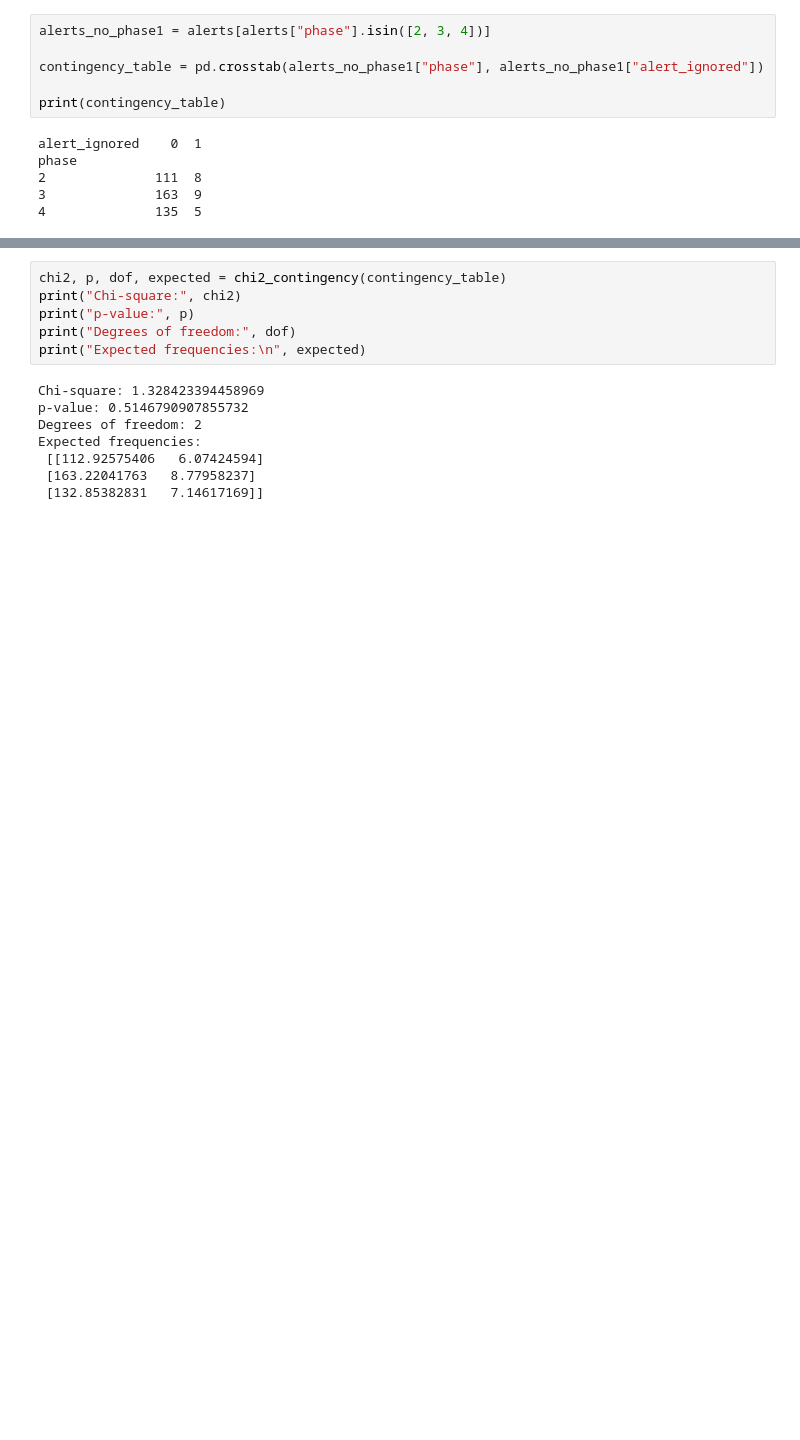
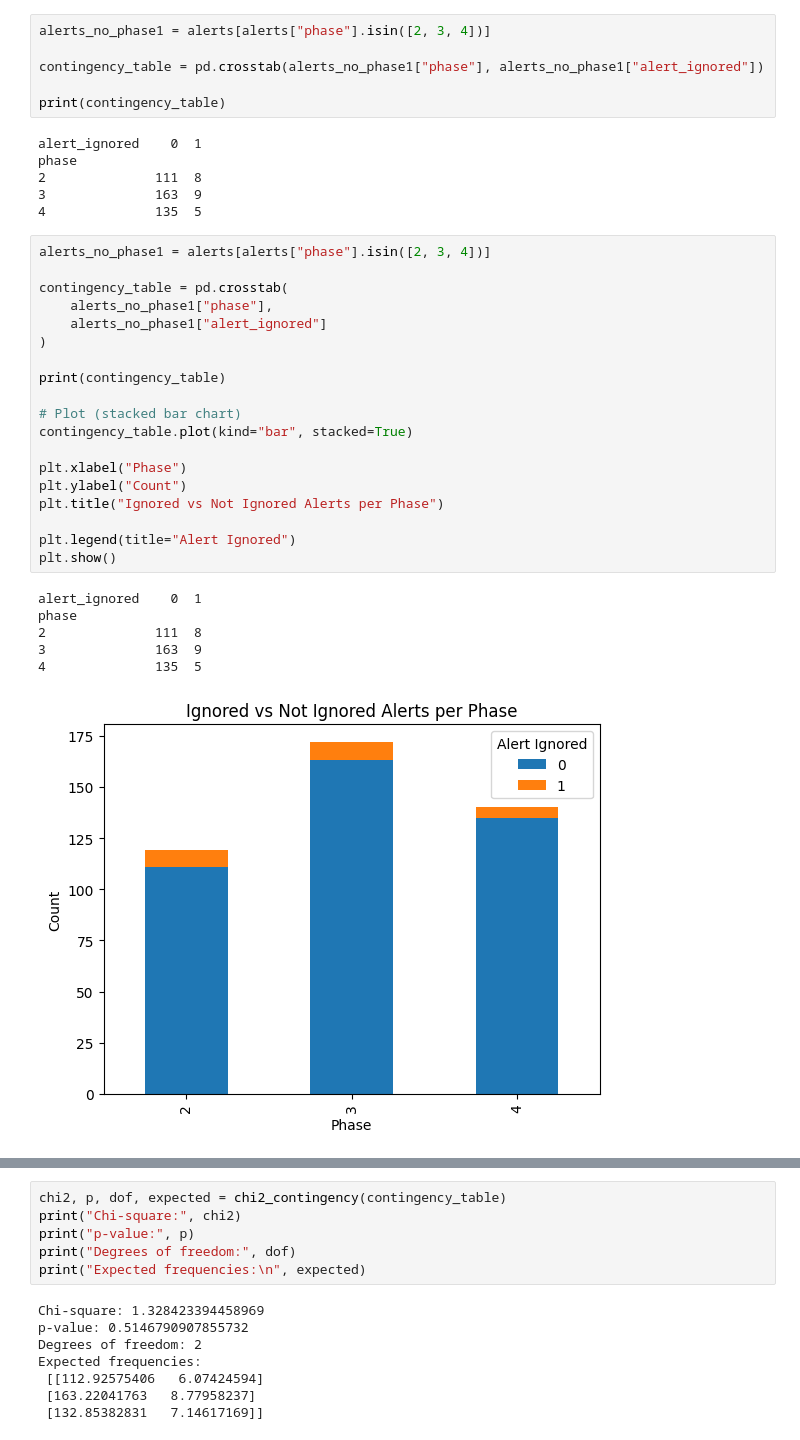
Before and after one commit to KeirAAAlcantara/SimAnalysis, a Jupyter notebook: Sim_Analysis.ipynb, the cells around one changed output, grey strips where cells are left out. Saved outputs shown, nothing was run; the diff lists cells and outputs as text; blank space fills up the shorter version.

```diff
--- a/Sim_Analysis.ipynb
+++ b/Sim_Analysis.ipynb
@@ -675,3 +692,29 @@ phase
 2              111  8
 3              163  9
 4              135  5
+# %%
+alerts_no_phase1 = alerts[alerts["phase"].isin([2, 3, 4])]
+
+contingency_table = pd.crosstab(
+    alerts_no_phase1["phase"],
+    alerts_no_phase1["alert_ignored"]
+)
+
+print(contingency_table)
+
+# Plot (stacked bar chart)
+contingency_table.plot(kind="bar", stacked=True)
+
+plt.xlabel("Phase")
+plt.ylabel("Count")
+plt.title("Ignored vs Not Ignored Alerts per Phase")
+
+plt.legend(title="Alert Ignored")
+plt.show()
+# %% [output]
+alert_ignored    0  1
+phase
+2              111  8
+3              163  9
+4              135  5
+[figure, added]
```
Also changed, not shown: parts of 3 cells of this notebook.
